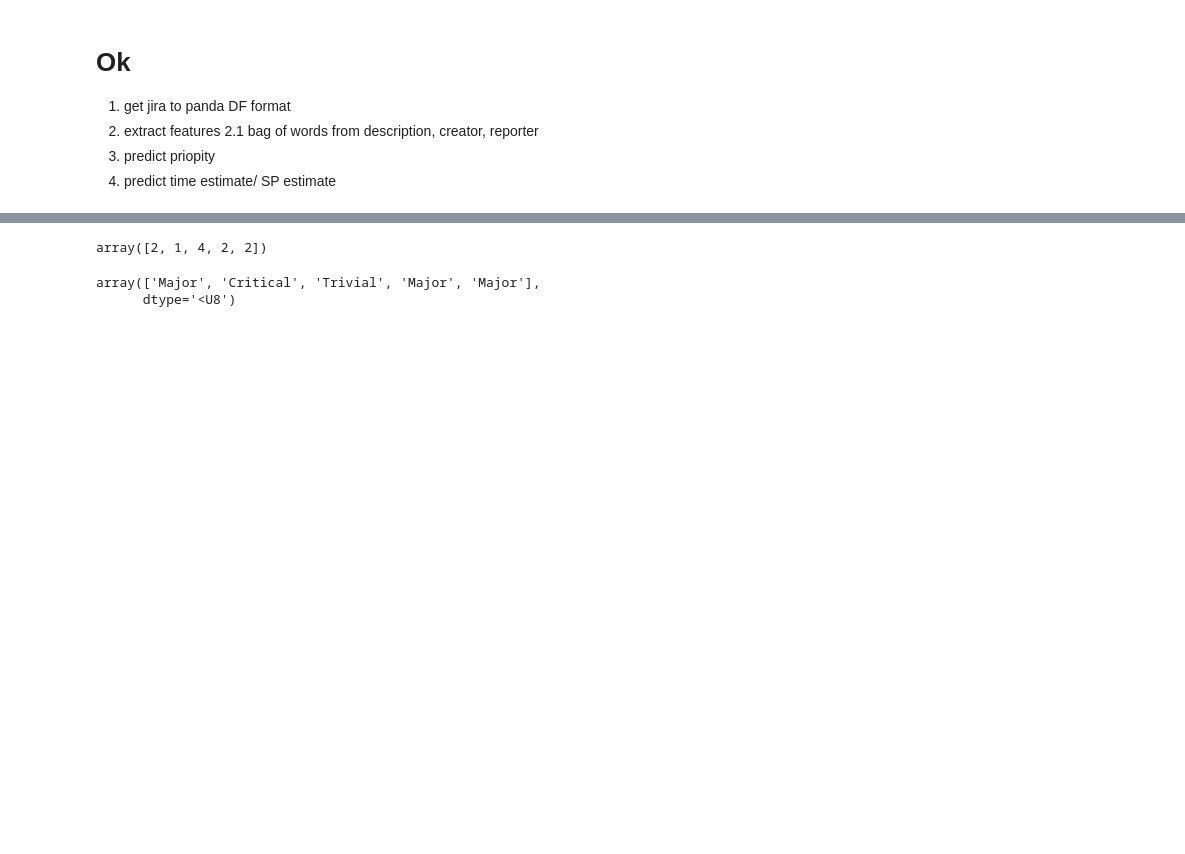
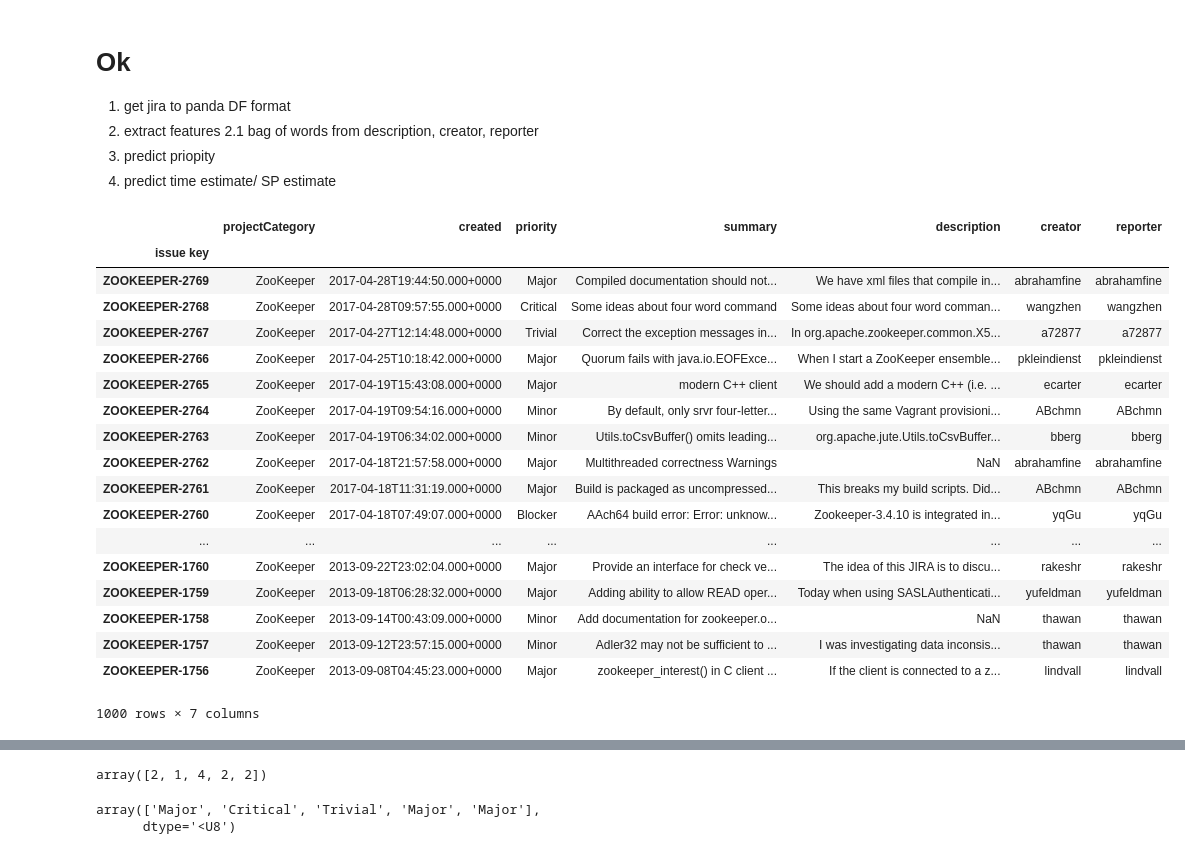
Before and after one commit to andrewBatutin/DummyPM, a Jupyter notebook: ipython/DummyPM.ipynb, the cells around one changed output, grey strips where cells are left out. Cells and saved outputs as stored; diff of their text form; code cells hidden in the pictures; blank space fills up the shorter version.

```diff
--- a/ipython/DummyPM.ipynb
+++ b/ipython/DummyPM.ipynb
@@ -10,24 +10,36 @@
 # %%
 import pandas as pd
 from sklearn.feature_extraction.text import TfidfVectorizer
 from sklearn.naive_bayes import GaussianNB
 from numpy import *
 from sklearn.cross_validation import train_test_split
 from sklearn.naive_bayes import MultinomialNB
 from sklearn.metrics import roc_auc_score
 from sklearn.metrics import confusion_matrix
 from sklearn.multiclass import OneVsOneClassifier
 from sklearn.svm import LinearSVC
 from sklearn.preprocessing import MultiLabelBinarizer
 from sklearn.preprocessing import LabelEncoder
 
 df = pd.read_csv('apache.csv', index_col=0, skiprows=0)
-
-vect = TfidfVectorizer()
-X = vect.fit_transform(df['description'].values.astype('U'))
-yr = df['priority'].values.astype('U')
-
-
-encoder = LabelEncoder()
-encoder.fit(yr)
-y = encoder.transform(yr)
+df
+# %% [output]
+|  | projectCategory | created | priority | summary | description | creator | reporter |
+| issue key |  |  |  |  |  |  |  |
+| ZOOKEEPER-2769 | ZooKeeper | 2017-04-28T19:44:50.000+0000 | Major | Compiled documentation should not... | We have xml files that compile in... | abrahamfine | abrahamfine |
+| ZOOKEEPER-2768 | ZooKeeper | 2017-04-28T09:57:55.000+0000 | Critical | Some ideas about four word command | Some ideas about four word comman... | wangzhen | wangzhen |
+| ZOOKEEPER-2767 | ZooKeeper | 2017-04-27T12:14:48.000+0000 | Trivial | Correct the exception messages in... | In org.apache.zookeeper.common.X5... | a72877 | a72877 |
+| ZOOKEEPER-2766 | ZooKeeper | 2017-04-25T10:18:42.000+0000 | Major | Quorum fails with java.io.EOFExce... | When I start a ZooKeeper ensemble... | pkleindienst | pkleindienst |
+| ZOOKEEPER-2765 | ZooKeeper | 2017-04-19T15:43:08.000+0000 | Major | modern C++ client | We should add a modern C++ (i.e. ... | ecarter | ecarter |
+| ZOOKEEPER-2764 | ZooKeeper | 2017-04-19T09:54:16.000+0000 | Minor | By default, only srvr four-letter... | Using the same Vagrant provisioni... | ABchmn | ABchmn |
+| ZOOKEEPER-2763 | ZooKeeper | 2017-04-19T06:34:02.000+0000 | Minor | Utils.toCsvBuffer() omits leading... | org.apache.jute.Utils.toCsvBuffer... | bberg | bberg |
+| ZOOKEEPER-2762 | ZooKeeper | 2017-04-18T21:57:58.000+0000 | Major | Multithreaded correctness Warnings | NaN | abrahamfine | abrahamfine |
+| ZOOKEEPER-2761 | ZooKeeper | 2017-04-18T11:31:19.000+0000 | Major | Build is packaged as uncompressed... | This breaks my build scripts. Did... | ABchmn | ABchmn |
+| ZOOKEEPER-2760 | ZooKeeper | 2017-04-18T07:49:07.000+0000 | Blocker | AAch64 build error: Error: unknow... | Zookeeper-3.4.10 is integrated in... | yqGu | yqGu |
+| ... | ... | ... | ... | ... | ... | ... | ... |
+| ZOOKEEPER-1760 | ZooKeeper | 2013-09-22T23:02:04.000+0000 | Major | Provide an interface for check ve... | The idea of this JIRA is to discu... | rakeshr | rakeshr |
+| ZOOKEEPER-1759 | ZooKeeper | 2013-09-18T06:28:32.000+0000 | Major | Adding ability to allow READ oper... | Today when using SASLAuthenticati... | yufeldman | yufeldman |
+| ZOOKEEPER-1758 | ZooKeeper | 2013-09-14T00:43:09.000+0000 | Minor | Add documentation for zookeeper.o... | NaN | thawan | thawan |
+| ZOOKEEPER-1757 | ZooKeeper | 2013-09-12T23:57:15.000+0000 | Minor | Adler32 may not be sufficient to ... | I was investigating data inconsis... | thawan | thawan |
+| ZOOKEEPER-1756 | ZooKeeper | 2013-09-08T04:45:23.000+0000 | Major | zookeeper_interest() in C client ... | If the client is connected to a z... | lindvall | lindvall |
+1000 rows × 7 columns
```
Also changed, not shown: parts of 2 cells of this notebook, 1 other file.
